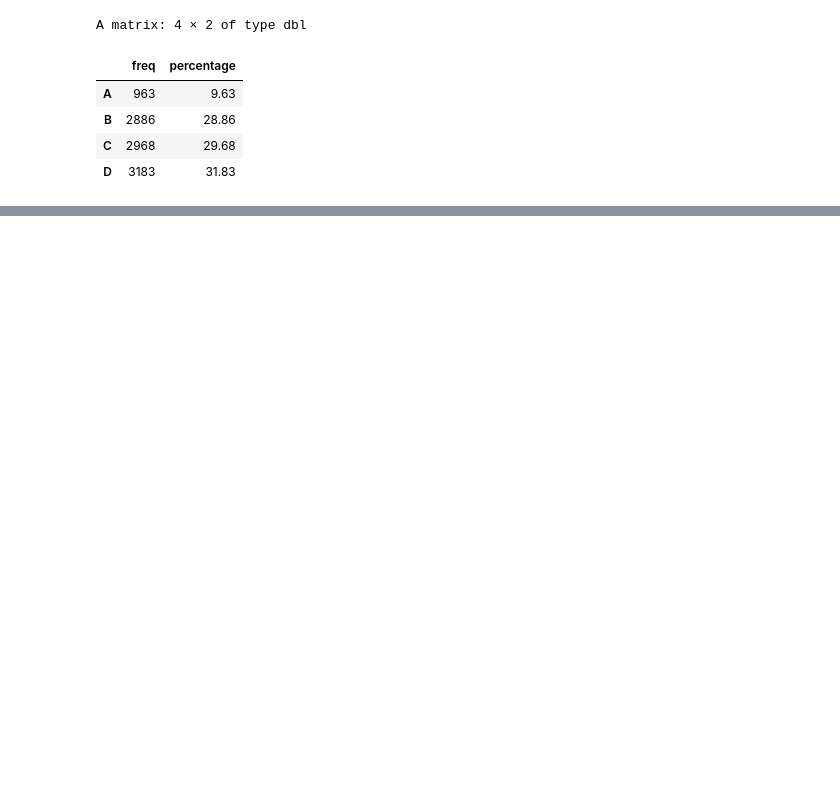
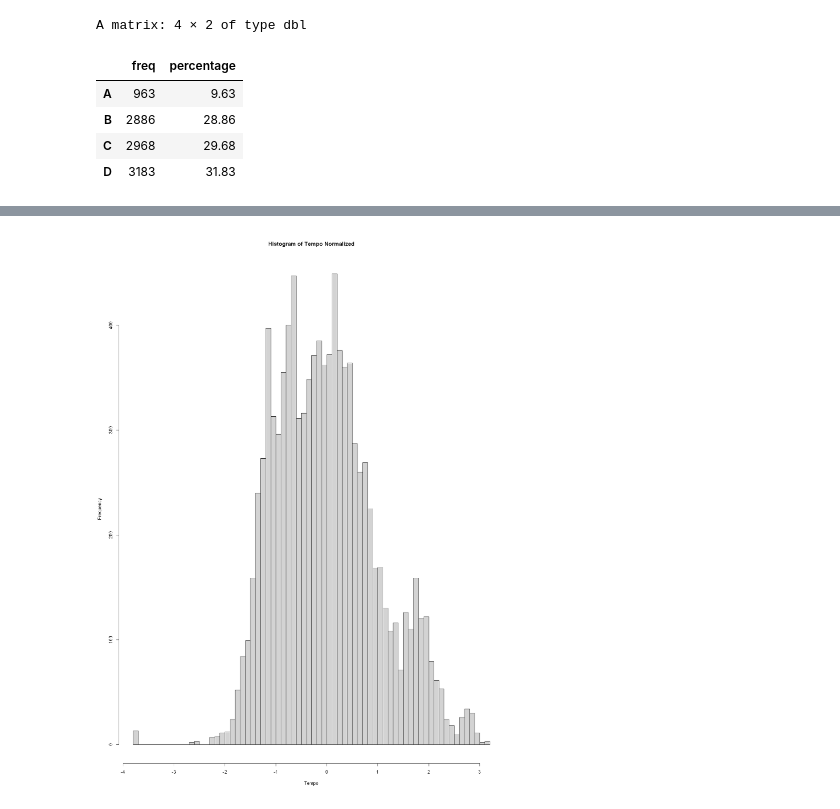
Before and after one commit to jayalabanda/projet-ML, a Jupyter notebook: rapport_R.ipynb, the cells around one changed output, grey strips where cells are left out. Cells and saved outputs as stored; diff of their text form; code cells hidden in the pictures; blank space fills up the shorter version.

```diff
--- a/rapport_R.ipynb
+++ b/rapport_R.ipynb
@@ -141,0 +128,6 @@ A data.frame: 6 × 1
+# %%
+spotify_data$tempo_norm <- scale(spotify_data$tempo)
+hist(spotify_data$tempo_norm, main = "Histogram of Tempo Normalized", breaks = 50,
+    xlab = "Tempo")
+# %% [output]
+[figure, added]
```
Also changed, not shown: parts of 48 cells of this notebook.
